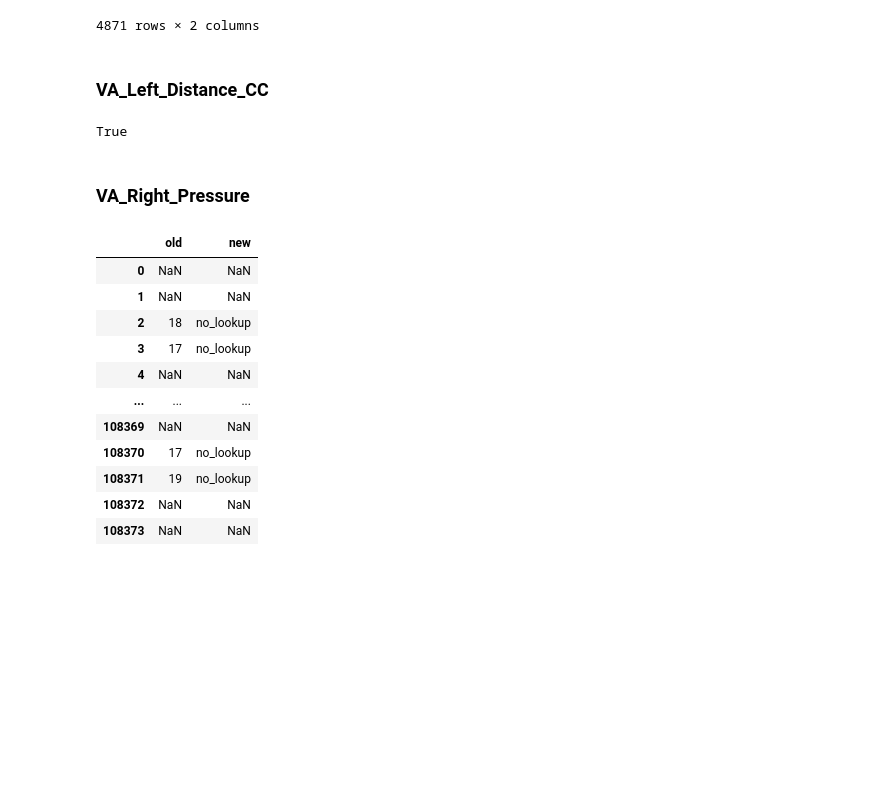
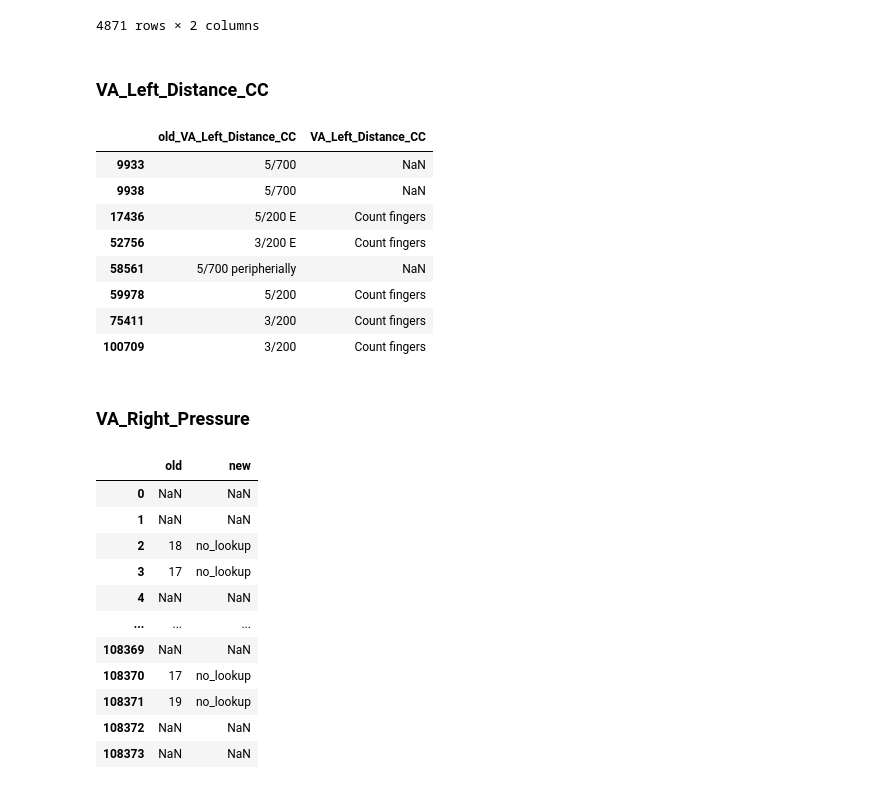
Before and after one commit to Pandatallc/clef-data-cleaning, a Jupyter notebook: notebooks/col_by_col.ipynb, the cells around one changed output. Cells and saved outputs as stored; diff of their text form; code cells hidden in the pictures; blank space fills up the shorter version.

```diff
--- a/notebooks/col_by_col.ipynb
+++ b/notebooks/col_by_col.ipynb
@@ -184,7 +178,17 @@ ch  = check[~check["VA_Left_Distance_CC"].isna() & check["VA_Left_Distance_CC"].
-# %%
-ch["old_VA_Left_Distance_CC"][11974] == ""
-# %% [output]
-True
+# %%
+check[check["old_VA_Left_Distance_CC"].str.contains("3/200") |
+     check["old_VA_Left_Distance_CC"].str.contains("5/200") |
+     check["old_VA_Left_Distance_CC"].str.contains("5/700")]
+# %% [output]
+|  | old_VA_Left_Distance_CC | VA_Left_Distance_CC |
+| 9933 | 5/700 | NaN |
+| 9938 | 5/700 | NaN |
+| 17436 | 5/200 E | Count fingers |
+| 52756 | 3/200 E | Count fingers |
+| 58561 | 5/700 peripherially | NaN |
+| 59978 | 5/200 | Count fingers |
+| 75411 | 3/200 | Count fingers |
+| 100709 | 3/200 | Count fingers |
 # %% [markdown]
 ### VA_Right_Pressure
 # %%
```
Also changed, not shown: parts of 3 cells of this notebook, 9 other files.
